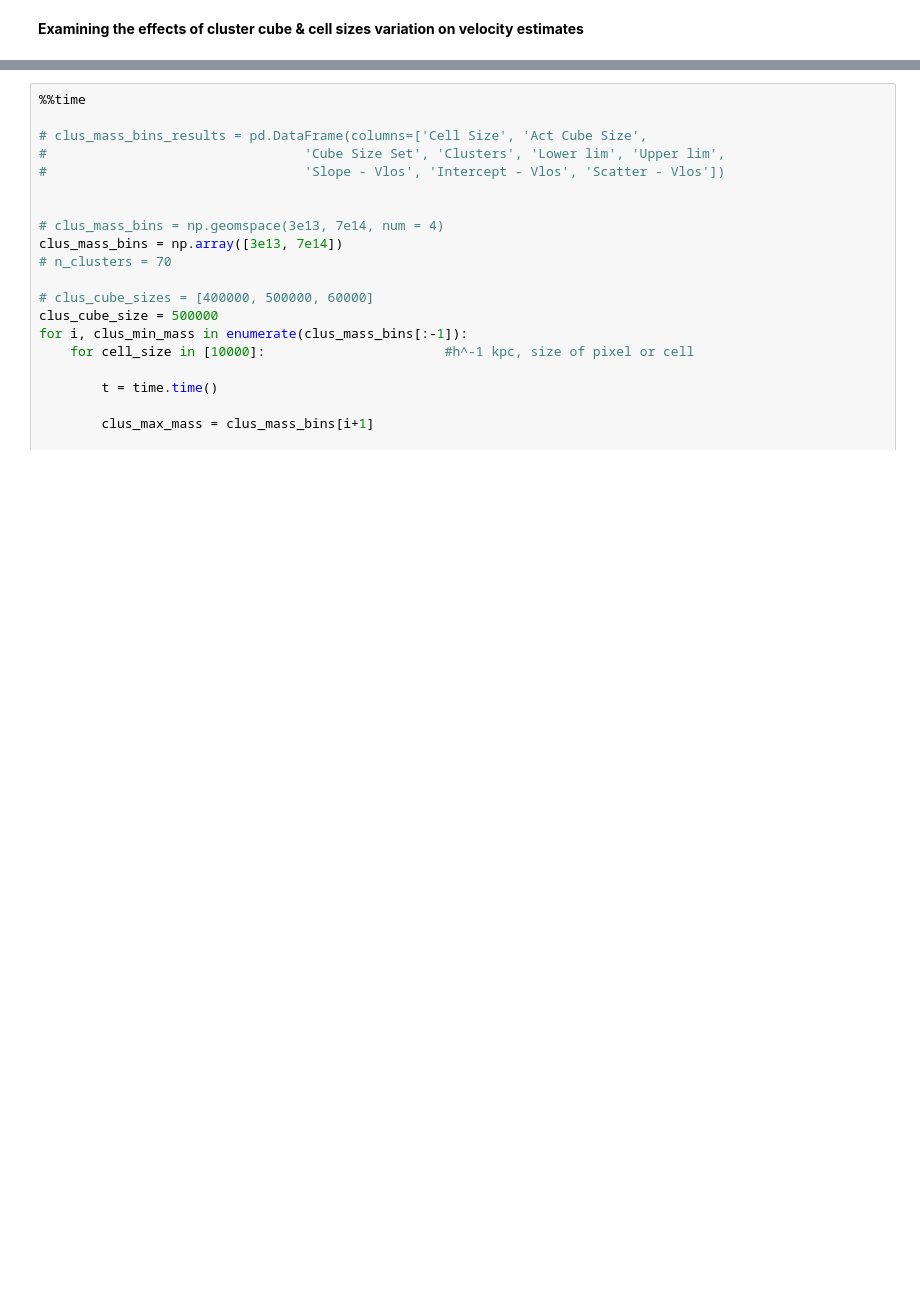
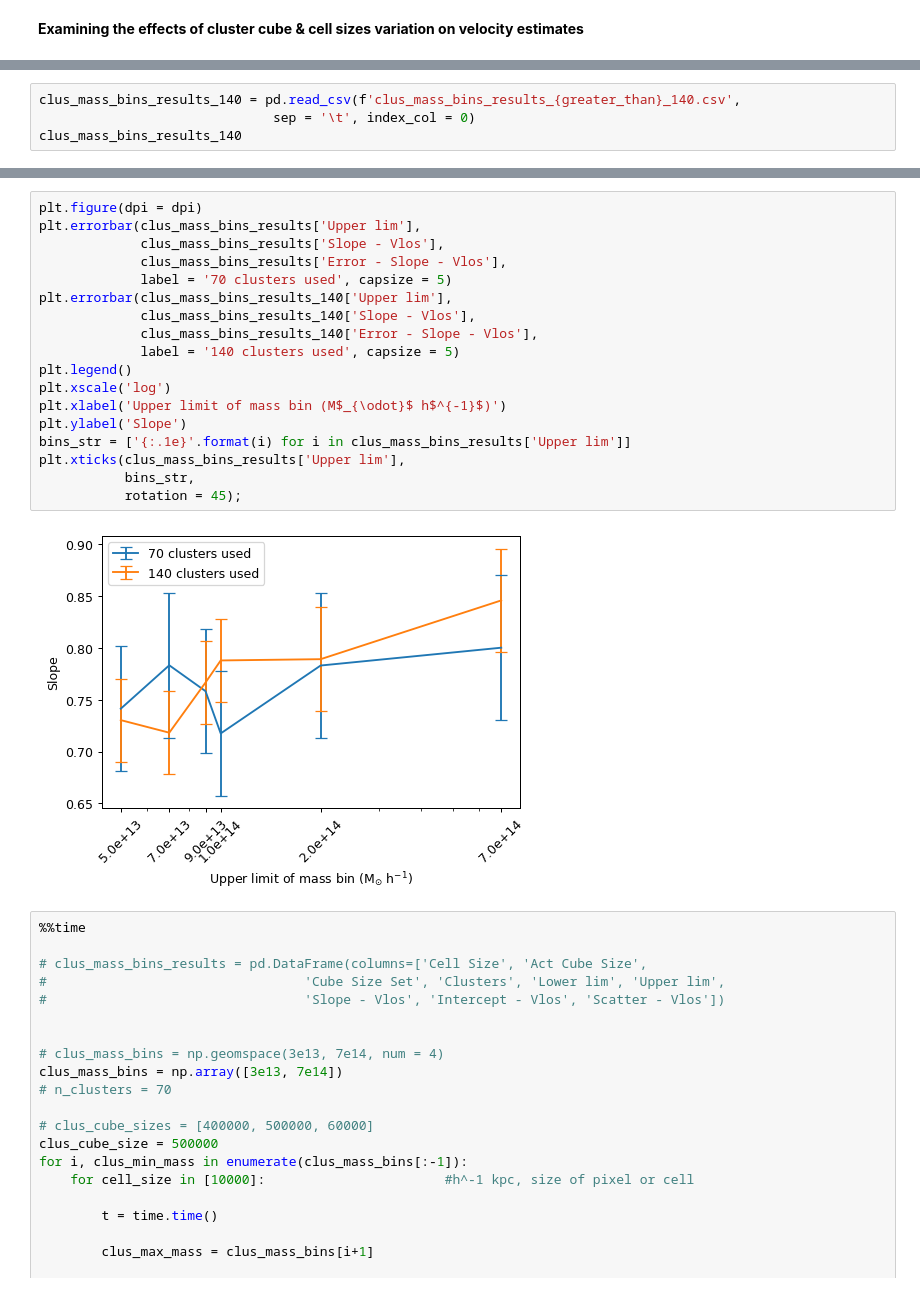
Before and after one commit to awaismirza92/velocity-reconstruction-and-kinetic-SZ, a Jupyter notebook: codes/Bias_Problem/Clus_Mass_Bins.ipynb, the cells around one changed output, grey strips where cells are left out. Drawn from its saved outputs; the diff is of its cells as text; blank space fills up the shorter version.

Commit message:
increased clusters to 140 and added more bins

```diff
--- a/codes/Bias_Problem/Clus_Mass_Bins.ipynb
+++ b/codes/Bias_Problem/Clus_Mass_Bins.ipynb
@@ -856,0 +868,4 @@ clus_mass_bins_results
+# %%
+clus_mass_bins_results_140 = pd.read_csv(f'clus_mass_bins_results_{greater_than}_140.csv',
+                              sep = '\t', index_col = 0)
+clus_mass_bins_results_140
@@ -857,3 +880,23 @@ clus_mass_bins_results
+# %%
+plt.figure(dpi = dpi)
+plt.errorbar(clus_mass_bins_results['Upper lim'],
+             clus_mass_bins_results['Slope - Vlos'],
+             clus_mass_bins_results['Error - Slope - Vlos'],
+             label = '70 clusters used', capsize = 5)
+plt.errorbar(clus_mass_bins_results_140['Upper lim'],
+             clus_mass_bins_results_140['Slope - Vlos'],
+             clus_mass_bins_results_140['Error - Slope - Vlos'],
+             label = '140 clusters used', capsize = 5)
+plt.legend()
+plt.xscale('log')
+plt.xlabel('Upper limit of mass bin (M$_{\odot}$ h$^{-1}$)')
+plt.ylabel('Slope')
+bins_str = ['{:.1e}'.format(i) for i in clus_mass_bins_results['Upper lim']]
+plt.xticks(clus_mass_bins_results['Upper lim'],
+           bins_str,
+           rotation = 45);
+# %% [output]
+[figure, added]
 # %%
 %%time
 
```
Also changed, not shown: parts of 11 cells of this notebook, 14 other files.
